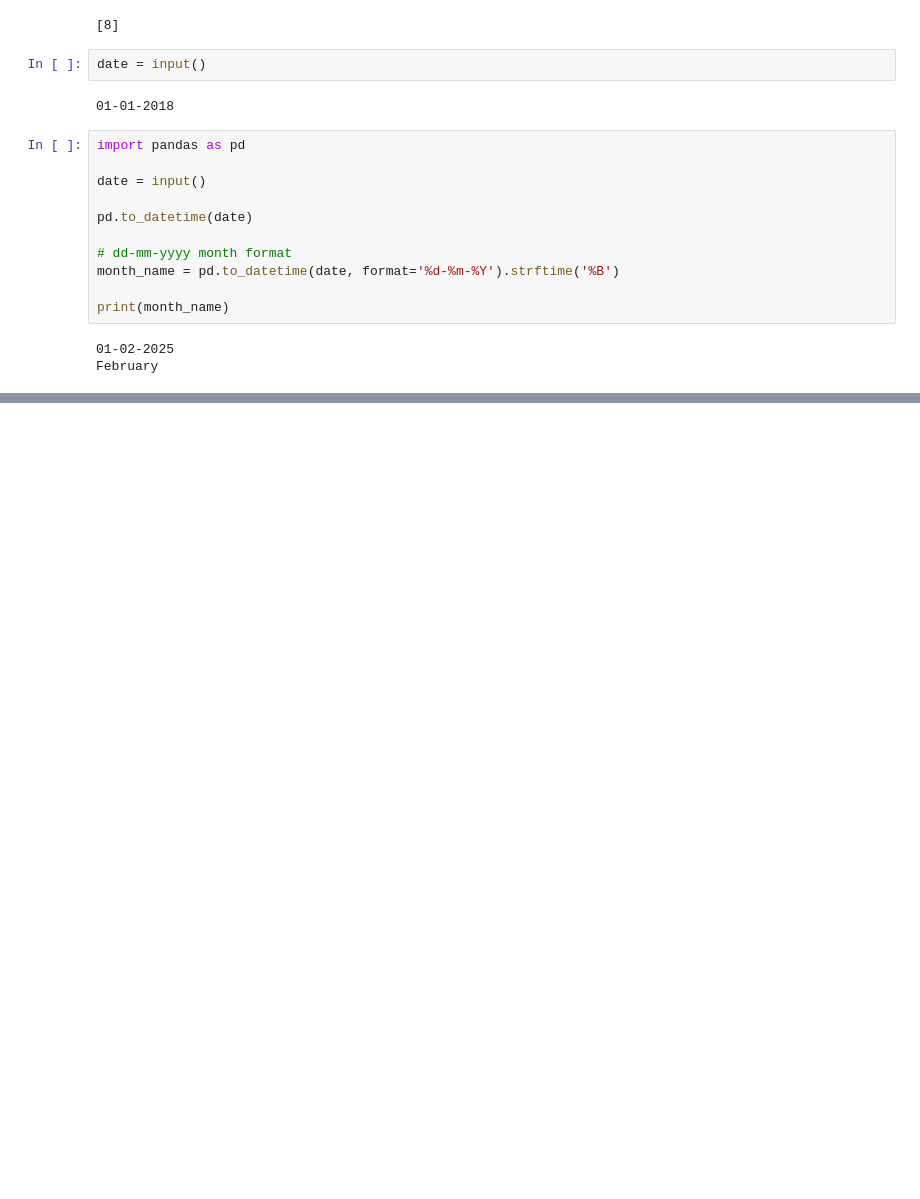
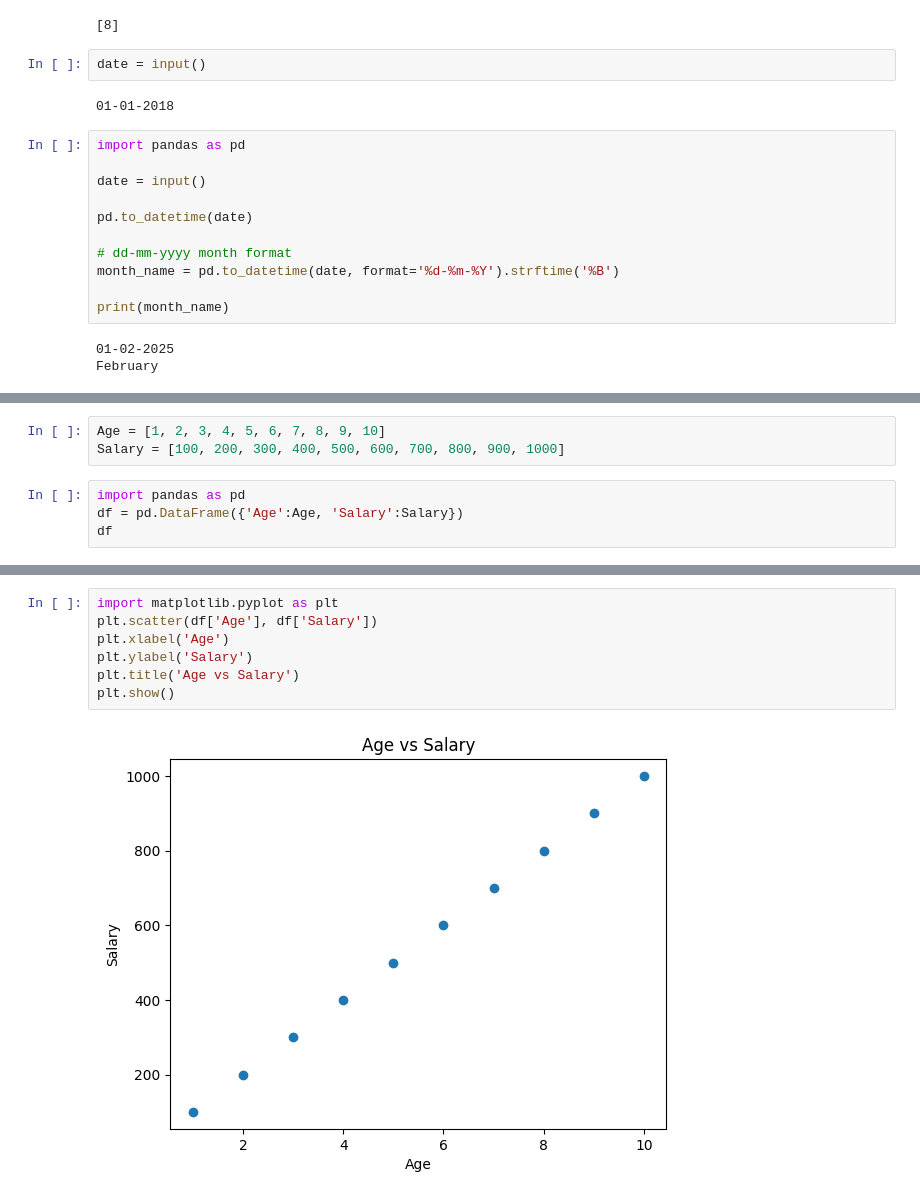
Before and after one commit to Mahendran180923/employee_attrition, a Jupyter notebook: Practice.ipynb, the cells around one changed output, grey strips where cells are left out. Saved outputs shown, nothing was run; the diff lists cells and outputs as text; blank space fills up the shorter version.

```diff
--- a/Practice.ipynb
+++ b/Practice.ipynb
@@ -3825,0 +3830,7 @@ February
+# %%
+Age = [1, 2, 3, 4, 5, 6, 7, 8, 9, 10]
+Salary = [100, 200, 300, 400, 500, 600, 700, 800, 900, 1000]
+# %%
+import pandas as pd
+df = pd.DataFrame({'Age':Age, 'Salary':Salary})
+df
@@ -3825,0 +3849,9 @@ February
+# %%
+import matplotlib.pyplot as plt
+plt.scatter(df['Age'], df['Salary'])
+plt.xlabel('Age')
+plt.ylabel('Salary')
+plt.title('Age vs Salary')
+plt.show()
+# %% [output]
+[figure, added]
```
Also changed, not shown: parts of 5 cells of this notebook.
